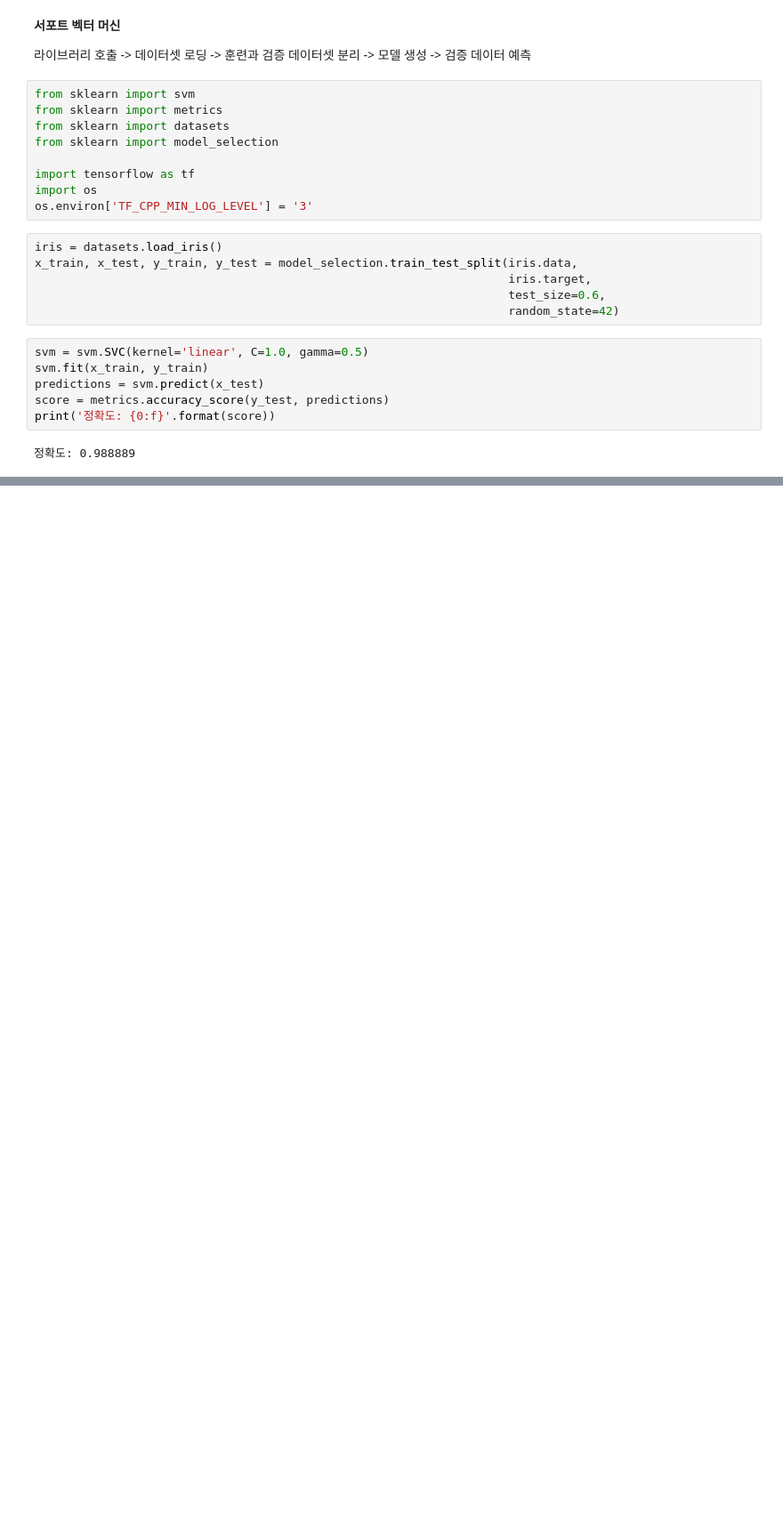
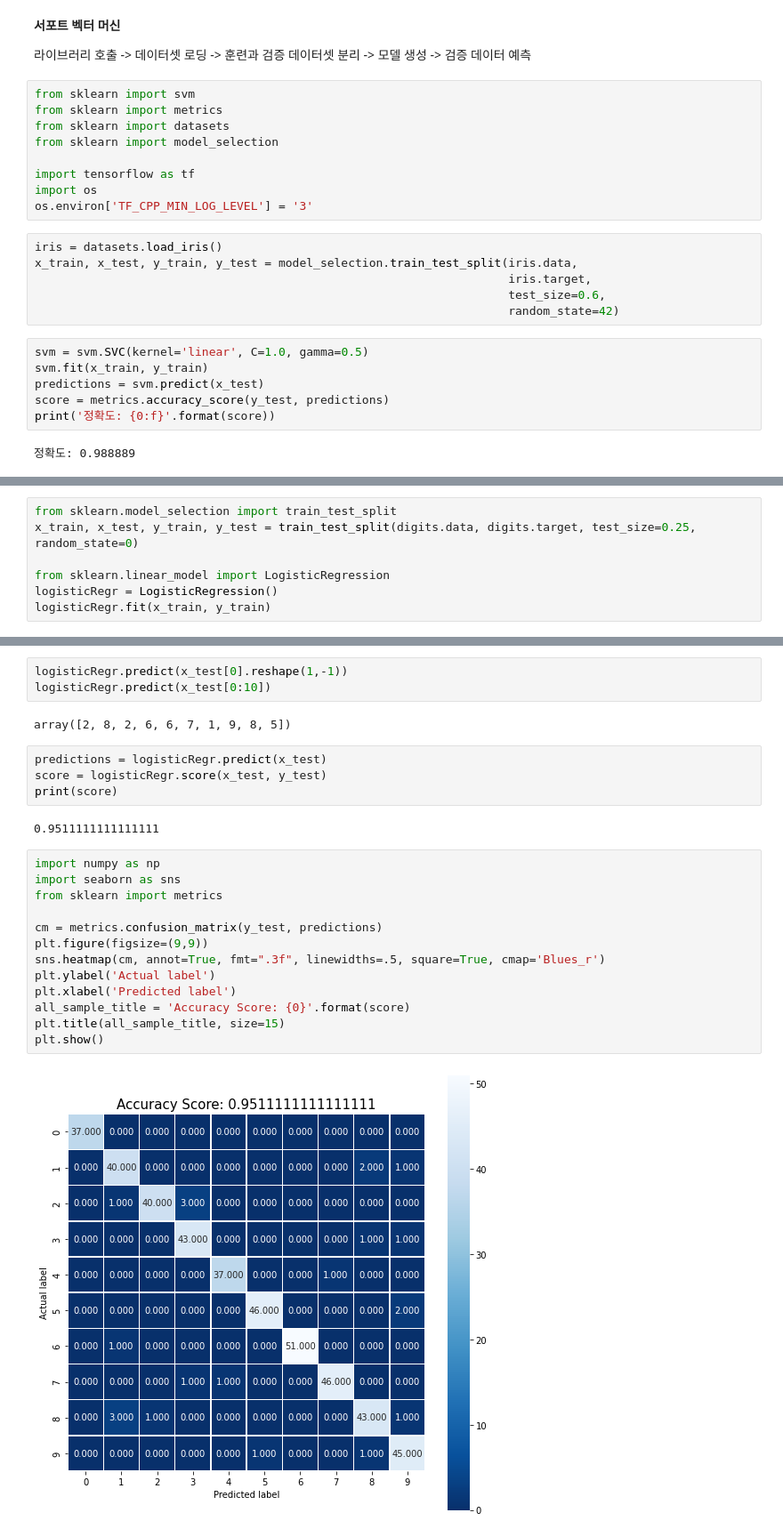
Before and after one commit to kschoi93/AI, a Jupyter notebook: MachineLearning.ipynb, the cells around one changed output, grey strips where cells are left out. Shown at 89% size. Saved outputs shown, nothing was run; the diff lists cells and outputs as text; blank space fills up the shorter version.

```diff
--- a/MachineLearning.ipynb
+++ b/MachineLearning.ipynb
@@ -85,0 +188,7 @@ print('정확도: {0:f}'.format(score))
+# %%
+from sklearn.model_selection import train_test_split
+x_train, x_test, y_train, y_test = train_test_split(digits.data, digits.target, test_size=0.25, random_state=0)
+
+from sklearn.linear_model import LogisticRegression
+logisticRegr = LogisticRegression()
+logisticRegr.fit(x_train, y_train)
@@ -85,0 +204,26 @@ print('정확도: {0:f}'.format(score))
+# %%
+logisticRegr.predict(x_test[0].reshape(1,-1))
+logisticRegr.predict(x_test[0:10])
+# %% [output]
+array([2, 8, 2, 6, 6, 7, 1, 9, 8, 5])
+# %%
+predictions = logisticRegr.predict(x_test)
+score = logisticRegr.score(x_test, y_test)
+print(score)
+# %% [output]
+0.9511111111111111
+# %%
+import numpy as np
+import seaborn as sns
+from sklearn import metrics
+
+cm = metrics.confusion_matrix(y_test, predictions)
+plt.figure(figsize=(9,9))
+sns.heatmap(cm, annot=True, fmt=".3f", linewidths=.5, square=True, cmap='Blues_r')
+plt.ylabel('Actual label')
+plt.xlabel('Predicted label')
+all_sample_title = 'Accuracy Score: {0}'.format(score)
+plt.title(all_sample_title, size=15)
+plt.show()
+# %% [output]
+[figure, added]
```
Also changed, not shown: parts of 33 cells of this notebook.
